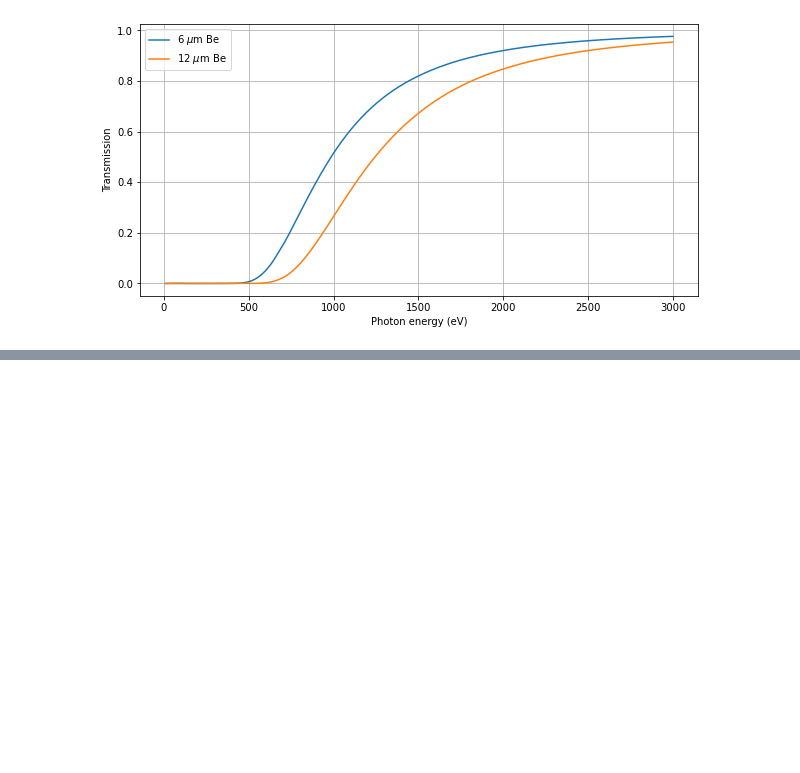
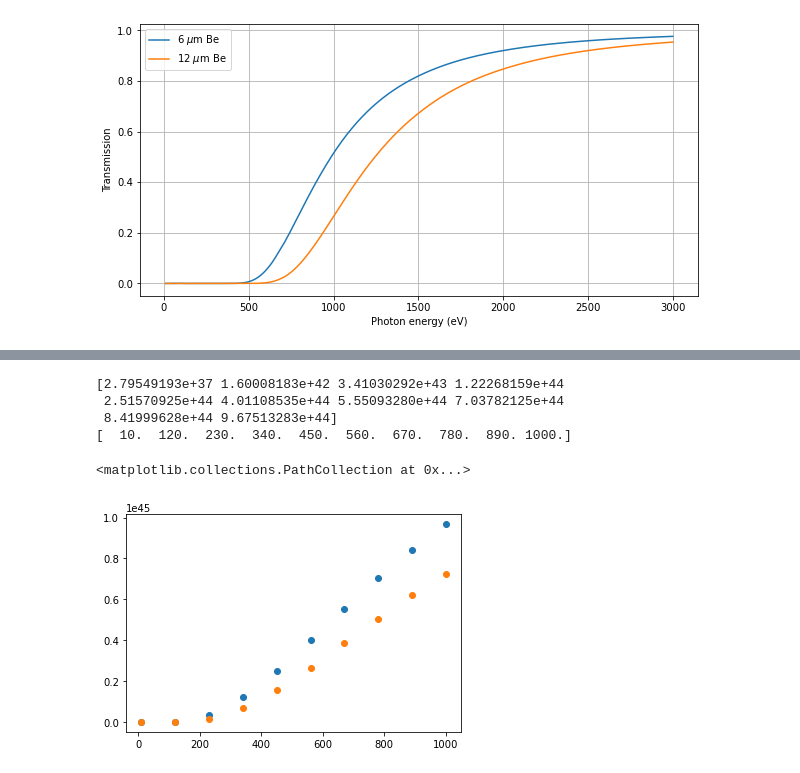
Before and after one commit to vandelij/plasma_diagnostic_hw, a Jupyter notebook: HW3.ipynb, the cells around one changed output, grey strips where cells are left out. Drawn from its saved outputs; the diff is of its cells as text; code cells hidden in the pictures; blank space fills up the shorter version.

```diff
--- a/HW3.ipynb
+++ b/HW3.ipynb
@@ -53,0 +62,19 @@ plt.plot(Tarray, N12array)
+# %%
+Tarray2 = np.linspace(10, 1000, 10)
+N6array2 = np.zeros_like(Tarray2)
+N12array2 = np.zeros_like(Tarray2)
+
+for i in range(Tarray2.shape[0]):
+    N6array2[i] = Ni(Earray=Egrid, T=Tarray2[i], Warray=Be6trans)
+    N12array2[i] = Ni(Earray=Egrid, T=Tarray2[i], Warray=Be12trans)
+print(N6array2)
+print(Tarray2)
+plt.scatter(Tarray2, N6array2)
+plt.scatter(Tarray2, N12array2)
+# %% [output]
+[2.79549193e+37 1.60008183e+42 3.41030292e+43 1.22268159e+44
+ 2.51570925e+44 4.01108535e+44 5.55093280e+44 7.03782125e+44
+ 8.41999628e+44 9.67513283e+44]
+[  10.  120.  230.  340.  450.  560.  670.  780.  890. 1000.]
+<matplotlib.collections.PathCollection at 0x...>
+[figure, added]
```
Also changed, not shown: parts of 3 cells of this notebook.
